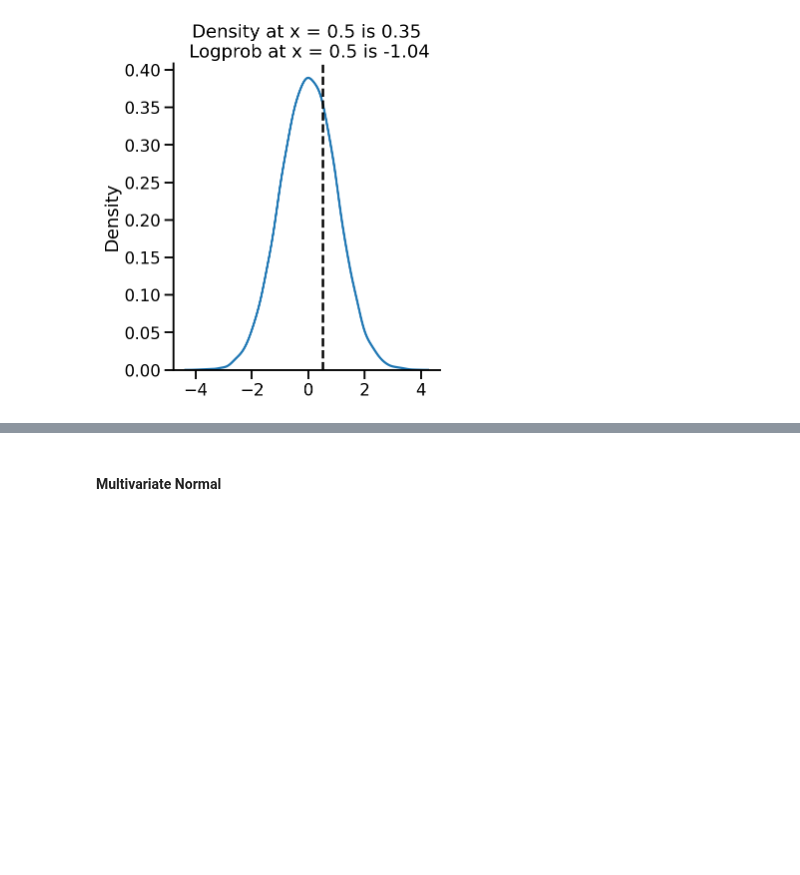
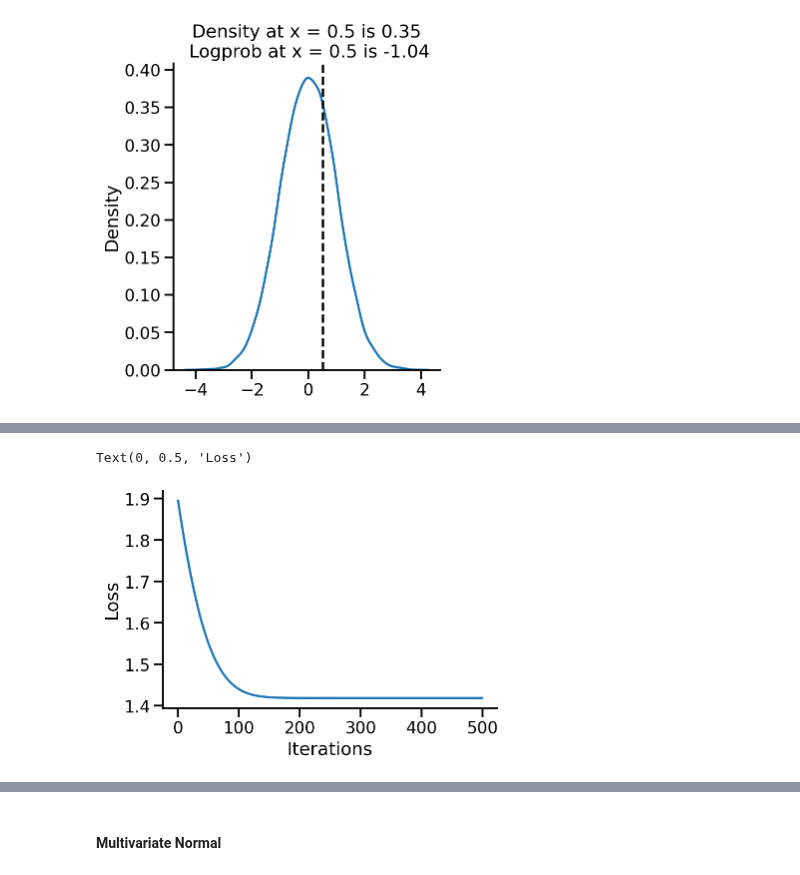
Before and after one commit to nipunbatra/blog-old, a Jupyter notebook: _notebooks/2022-02-26-tfp-distributions.ipynb, the cells around one changed output, grey strips where cells are left out. Saved outputs shown, nothing was run; the diff lists cells and outputs as text; code cells hidden in the pictures; blank space fills up the shorter version.

```diff
--- a/_notebooks/2022-02-26-tfp-distributions.ipynb
+++ b/_notebooks/2022-02-26-tfp-distributions.ipynb
@@ -98,0 +116,3 @@ sns.displot(x2, kind='kde', fill=False)
+# %%
+def nll(train):
+    return -tf.reduce_mean(to_train.log_prob(train))
@@ -98,0 +123,7 @@ sns.displot(x2, kind='kde', fill=False)
+# %%
+def get_loss_and_grads(train):
+    with tf.GradientTape() as tape:
+        tape.watch(to_train.trainable_variables)
+        loss = nll(train)
+    grads = tape.gradient(loss, to_train.trainable_variables)
+    return loss, grads
@@ -98,0 +135,2 @@ sns.displot(x2, kind='kde', fill=False)
+# %%
+optimizer = tf.keras.optimizers.Adam(learning_rate=0.01)
@@ -98,0 +141,11 @@ sns.displot(x2, kind='kde', fill=False)
+# %%
+iterations = 500
+losses = np.empty(iterations)
+vals = np.empty(iterations)
+for i in range(iterations):
+    loss, grads = get_loss_and_grads(train_data)
+    losses[i] = loss
+    vals[i] = to_train.trainable_variables[0].numpy()
+    optimizer.apply_gradients(zip(grads, to_train.trainable_variables))
+    if i%50 == 0:
+        print(i, loss.numpy())
@@ -98,0 +163,8 @@ sns.displot(x2, kind='kde', fill=False)
+# %%
+plt.plot(losses)
+sns.despine()
+plt.xlabel("Iterations")
+plt.ylabel("Loss")
+# %% [output]
+Text(0, 0.5, 'Loss')
+[figure, added]
```
Also changed, not shown: parts of 25 cells of this notebook.
